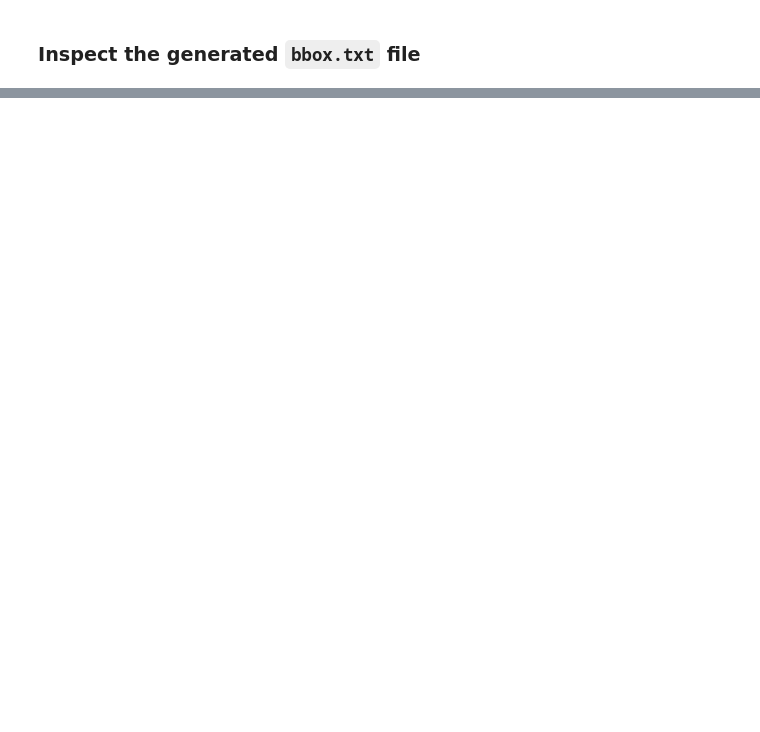
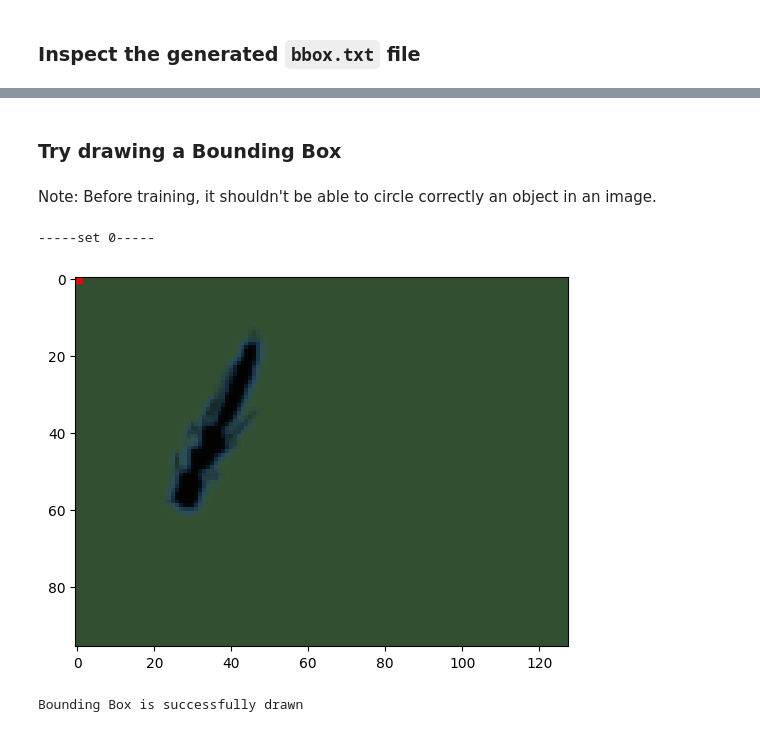
Before and after one commit to kmock930/Multi-Category-Image-Modelling-Transfer-Learning, a Jupyter notebook: CSI5341 Assignment 3 - Kelvin Mock 300453668.ipynb, the cells around one changed output, grey strips where cells are left out. Saved outputs shown, nothing was run; the diff lists cells and outputs as text; code cells hidden in the pictures; blank space fills up the shorter version.

Commit message:
Implemented function to draw a bounding box in image

```diff
--- a/CSI5341 Assignment 3 - Kelvin Mock 300453668.ipynb
+++ b/CSI5341 Assignment 3 - Kelvin Mock 300453668.ipynb
@@ -675,2 +675,20 @@ Number of Bounding Box Coordinates printed in the textfile: 2686
 Number of Bounding Box Coordinates recorded for set 0: 1356
 Number of Bounding Box Coordinates recorded for set 1: 1330
+# %% [markdown]
+### Try drawing a Bounding Box
+# %% [markdown]
+Note: Before training, it shouldn't be able to circle correctly an object in an image.
+# %%
+# set 0
+print("-----set 0-----");
+res = drawBoundingBox(
+    bboxFilepath=constants.BBOX_FILENAME,
+    X_imageSet=images_set0,
+    y_imageSet=y_set0,
+    setName=constants.set0
+);
+print("Bounding Box is successfully drawn" if res == True else "Failed to draw a bounding box in an image.");
+# %% [output]
+-----set 0-----
+[figure, added]
+Bounding Box is successfully drawn
```
Also changed, not shown: parts of 6 cells of this notebook, 1 other file.
